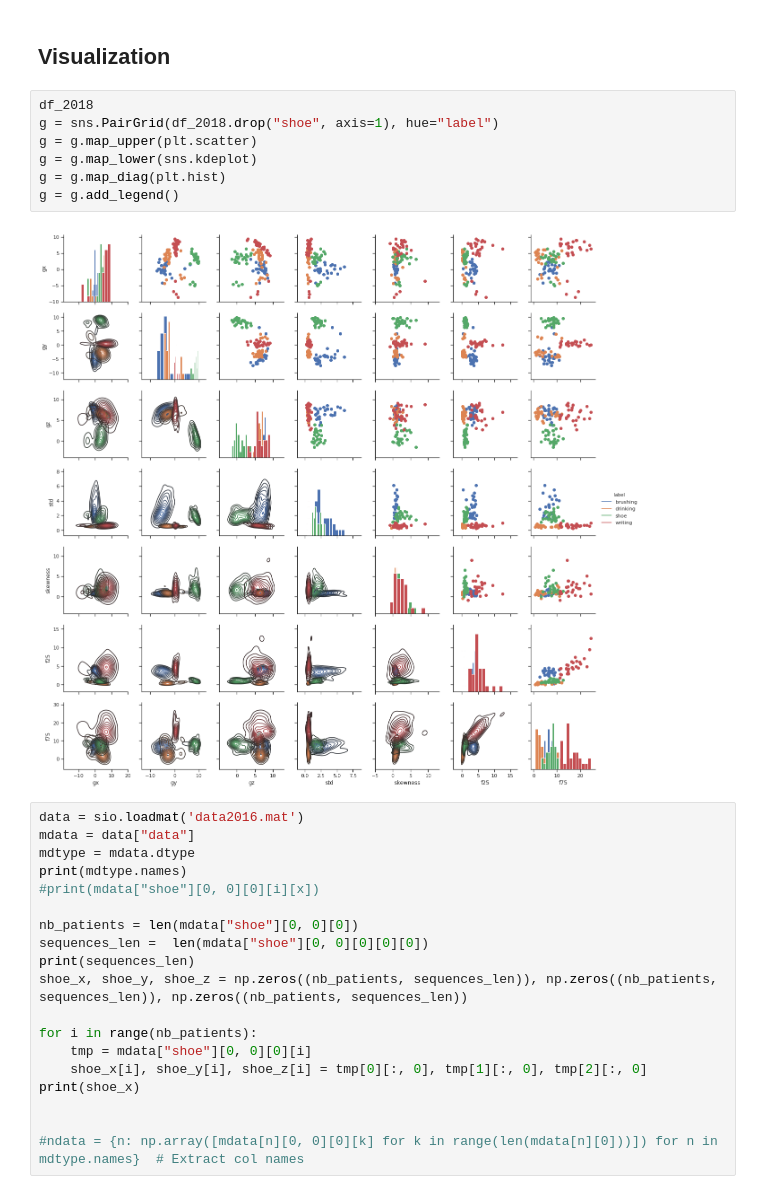
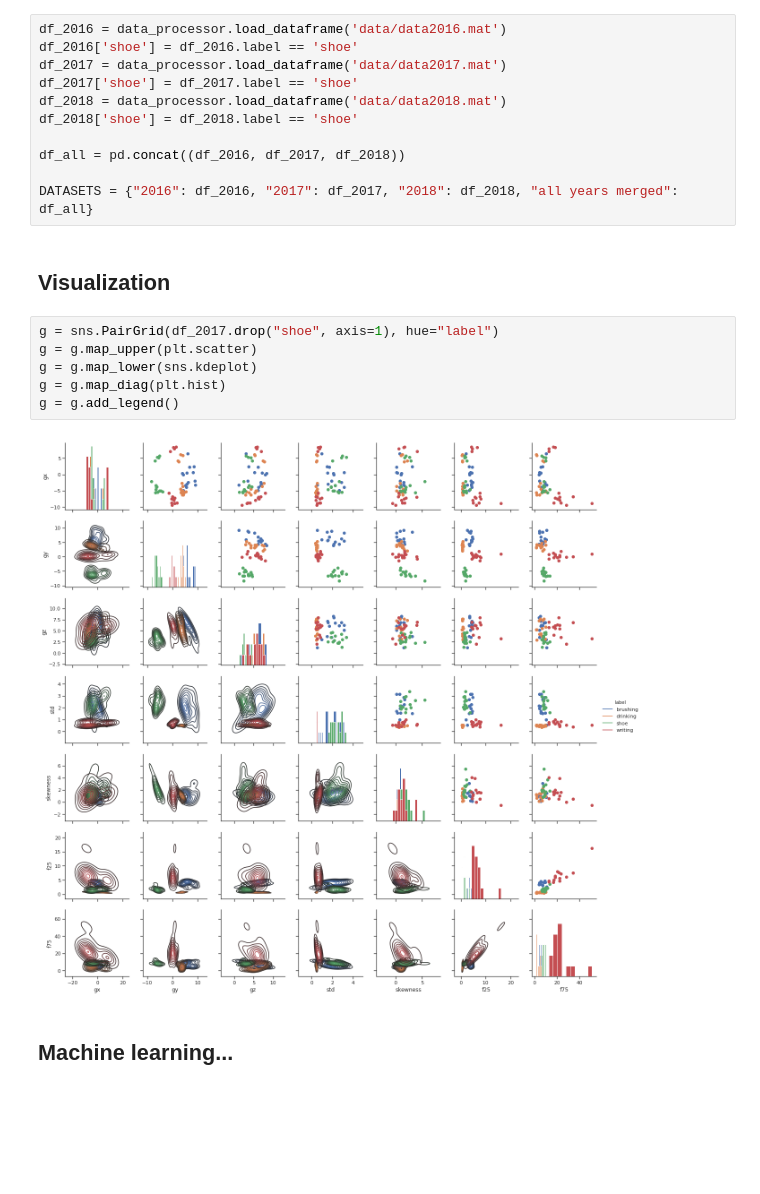
Before and after one commit to PierreSp/Activity_Tracking_SVM, a Jupyter notebook: plot_rbf_parameters.ipynb, the cells around one changed output. Cells and saved outputs as stored; diff of their text form; blank space fills up the shorter version.

```diff
--- a/plot_rbf_parameters.ipynb
+++ b/plot_rbf_parameters.ipynb
@@ -34,30 +13,23 @@ df_2018
+# %%
+df_2016 = data_processor.load_dataframe('data/data2016.mat')
+df_2016['shoe'] = df_2016.label == 'shoe'
+df_2017 = data_processor.load_dataframe('data/data2017.mat')
+df_2017['shoe'] = df_2017.label == 'shoe'
+df_2018 = data_processor.load_dataframe('data/data2018.mat')
+df_2018['shoe'] = df_2018.label == 'shoe'
+
+df_all = pd.concat((df_2016, df_2017, df_2018))
+
+DATASETS = {"2016": df_2016, "2017": df_2017, "2018": df_2018, "all years merged": df_all}
 # %% [markdown]
 ## Visualization
 # %%
-df_2018
-g = sns.PairGrid(df_2018.drop("shoe", axis=1), hue="label")
+g = sns.PairGrid(df_2017.drop("shoe", axis=1), hue="label")
 g = g.map_upper(plt.scatter)
 g = g.map_lower(sns.kdeplot)
 g = g.map_diag(plt.hist)
 g = g.add_legend()
 # %% [output]
-[figure, old version]
+[figure, new version]
-# %%
-data = sio.loadmat('data2016.mat')
-mdata = data["data"]
-mdtype = mdata.dtype
-print(mdtype.names)
-#print(mdata["shoe"][0, 0][0][i][x])
-
-nb_patients = len(mdata["shoe"][0, 0][0])
-sequences_len =  len(mdata["shoe"][0, 0][0][0][0])
-print(sequences_len)
-shoe_x, shoe_y, shoe_z = np.zeros((nb_patients, sequences_len)), np.zeros((nb_patients, sequences_len)), np.zeros((nb_patients, sequences_len))
-
-for i in range(nb_patients):
-    tmp = mdata["shoe"][0, 0][0][i]
-    shoe_x[i], shoe_y[i], shoe_z[i] = tmp[0][:, 0], tmp[1][:, 0], tmp[2][:, 0]
-print(shoe_x)
-
-
-#ndata = {n: np.array([mdata[n][0, 0][0][k] for k in range(len(mdata[n][0]))]) for n in mdtype.names}  # Extract col names
+# %% [markdown]
+## Machine learning...
```
Also changed, not shown: parts of 3 cells of this notebook, 2 other files.
